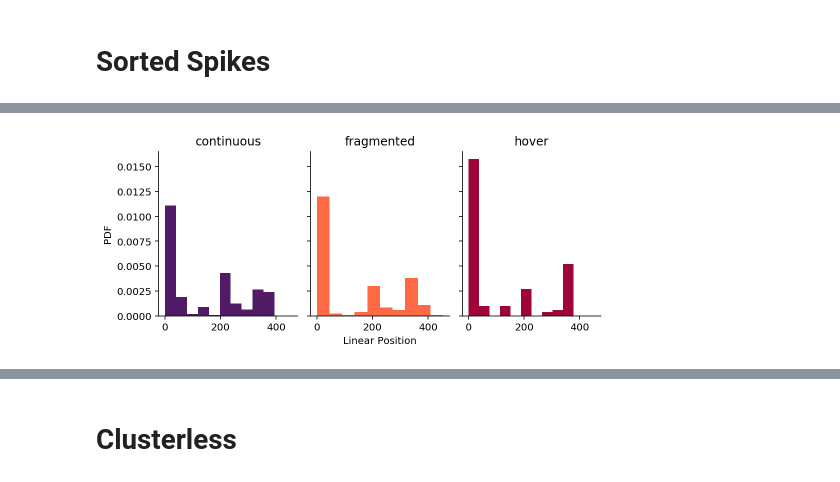
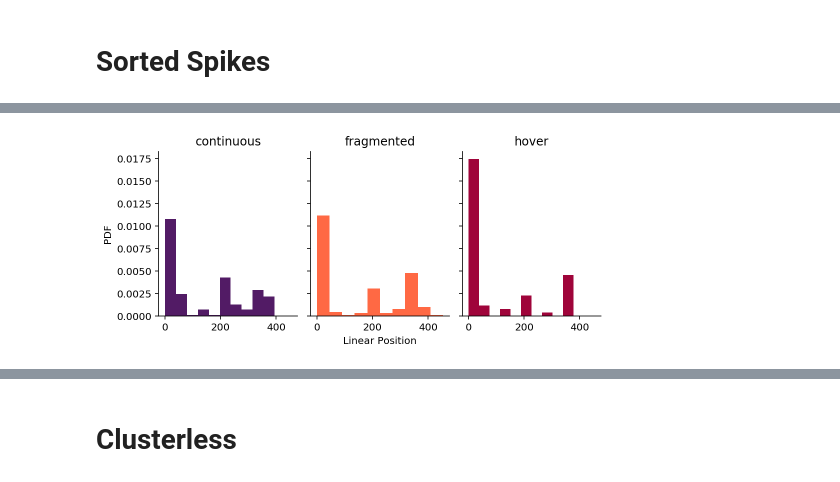
Before and after one commit to Eden-Kramer-Lab/replay_trajectory_paper, a Jupyter notebook: notebooks/Analyze_Replay.ipynb, the cells around one changed output, grey strips where cells are left out. Saved outputs shown, nothing was run; the diff lists cells and outputs as text; code cells hidden in the pictures.

Commit message:
Update notebook with more figures for sorted spikes

```diff
--- a/notebooks/Analyze_Replay.ipynb
+++ b/notebooks/Analyze_Replay.ipynb
@@ -22,10 +22,21 @@ from src.parameters import PROCESSED_DATA_DIR
 from src.visualization import (plot_category_counts, plot_category_duration)
 
 data_type, dim = 'sorted_spikes', '1D'
-n_unique_spiking = 3
+n_unique_spiking = 5
+
+def add_animal_info(file_path, replay_info):
+    animal, day, epoch = file_path.split('/')[-1].split('_')[:3]
+    day, epoch = int(day), int(epoch)
+    replay_info['animal'] = animal
+    replay_info['day'] = animal
+    replay_info['epoch'] = animal
+
+    return replay_info
 
 file_paths = glob(os.path.join(PROCESSED_DATA_DIR, f'*_{data_type}_{dim}_replay_info.csv'))
-replay_info = pd.concat([pd.read_csv(file_path) for file_path in file_paths], axis=0)
+replay_info = (pd.concat(
+                 [add_animal_info(file_path, pd.read_csv(file_path)) for file_path in file_paths], axis=0)
+               .set_index(['animal', 'day', 'epoch', 'ripple_number']))
 replay_info = replay_info.loc[replay_info.n_unique_spiking >= n_unique_spiking]
 # %%
 plot_category_counts(replay_info);
@@ -39,17 +58,17 @@ plot_category_duration(replay_info)
 # %%
 from src.parameters import STATE_COLORS
 
 state_names = ['continuous', 'fragmented', 'hover']
 fig, axes = plt.subplots(1, len(state_names), figsize=(7, 3),
                          sharex=True, sharey=True, constrained_layout=True)
 
 for ax, state_name in zip(axes.flat, state_names):
-    ax.hist(replay_info.loc[replay_info[state_name]].linear_position2,
+    ax.hist(replay_info.loc[replay_info[state_name]].avg_actual_linear_position2,
             density=True, bins=10, color=STATE_COLORS[state_name])
     ax.set_title(state_name)
 
 axes.flat[len(state_names) // 2].set_xlabel('Linear Position')
 axes[0].set_ylabel('PDF')
 sns.despine()
 # %% [output]
-[figure, old version]
+[figure, new version]
```
Also changed, not shown: parts of 19 cells of this notebook.
